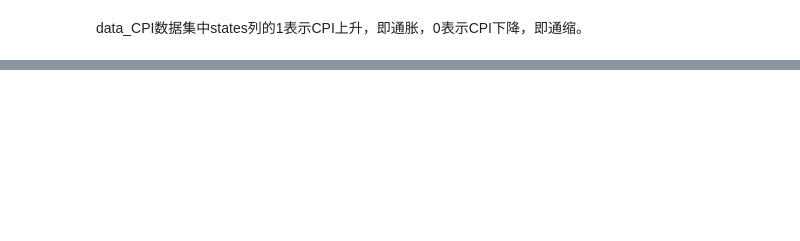
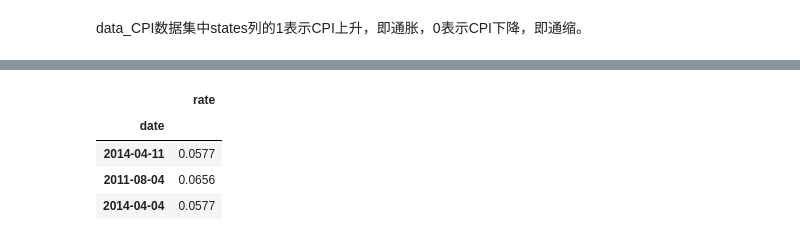
Before and after one commit to ibestrace/folio, a Jupyter notebook: Macro_Strategy_TAA.ipynb, the cells around one changed output, grey strips where cells are left out. Saved outputs shown, nothing was run; the diff lists cells and outputs as text; code cells hidden in the pictures; blank space fills up the shorter version.

```diff
--- a/Macro_Strategy_TAA.ipynb
+++ b/Macro_Strategy_TAA.ipynb
@@ -258,3 +258,21 @@ data_CPI.to_excel('data/MSTAA_data/CPI_states.xlsx')
 # %% [markdown]
 将2000年1月1日至今的宏观经济状态根据CPI划分为扩张和收缩两个阶段，详见下表：
 ![](media/img_4.png)
+# %%
+import pandas as pd
+
+data_RATE = pd.read_excel('data/MSTAA_data/rate.xlsx',
+                          sheet_name='rate',
+                          index_col='date',
+                          parse_dates=True,
+                          na_filter=True)
+
+data_RATE.fillna(method='ffill', inplace=True)
+data_RATE_ = data_RATE.apply(lambda x : x / 100)
+data_RATE_.sample(3)
+# %% [output]
+|  | rate |
+| date |  |
+| 2014-04-11 | 0.0577 |
+| 2011-08-04 | 0.0656 |
+| 2014-04-04 | 0.0577 |
```
Also changed, not shown: parts of 1 cell of this notebook, 1 other file.
